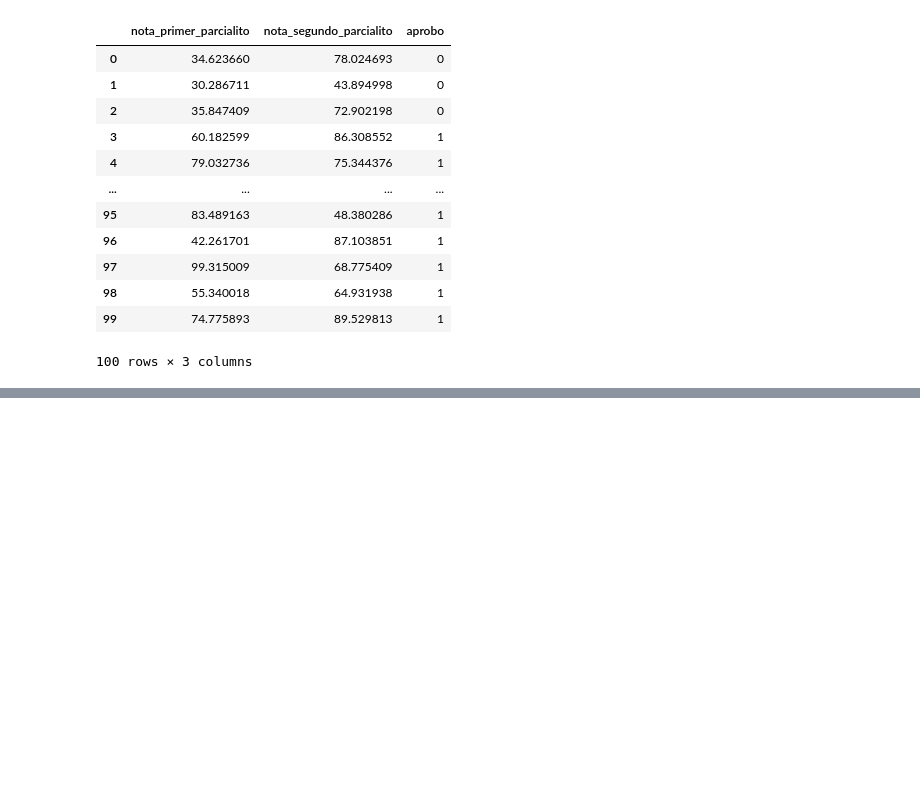
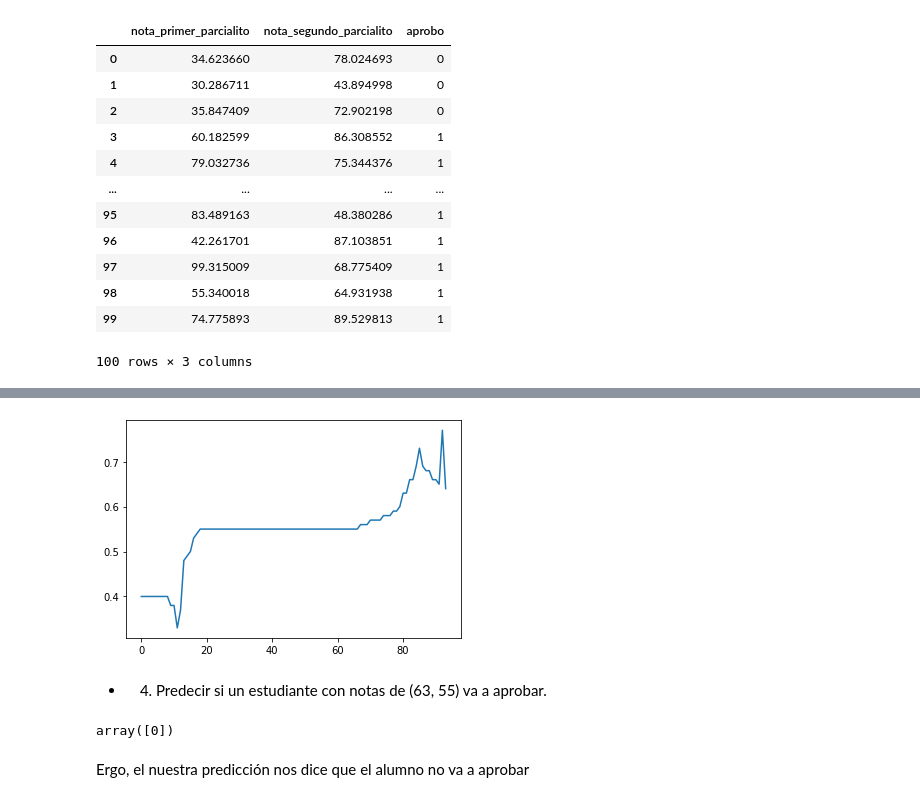
Before and after one commit to Nacho2904/pasantiacsc, a Jupyter notebook: regresion_logistica.ipynb, the cells around one changed output, grey strips where cells are left out. Saved outputs shown, nothing was run; the diff lists cells and outputs as text; code cells hidden in the pictures; blank space fills up the shorter version.

```diff
--- a/regresion_logistica.ipynb
+++ b/regresion_logistica.ipynb
@@ -37,0 +101,15 @@ dataset
+# %%
+x_axis = np.arange(0,len(losses),1)
+sns.lineplot(x=x_axis,y=accuracy);
+# %% [output]
+[figure, added]
+# %% [markdown]
+- 4) Predecir si un estudiante con notas de (63, 55) va a aprobar.
+# %%
+y_prob = model_parcialitos.predict([[63,55]])
+y_class = y_prob.argmax(axis=-1)
+y_class
+# %% [output]
+array([0])
+# %% [markdown]
+Ergo, el nuestra predicción nos dice que el alumno no va a aprobar
```
Also changed, not shown: parts of 9 cells of this notebook.
